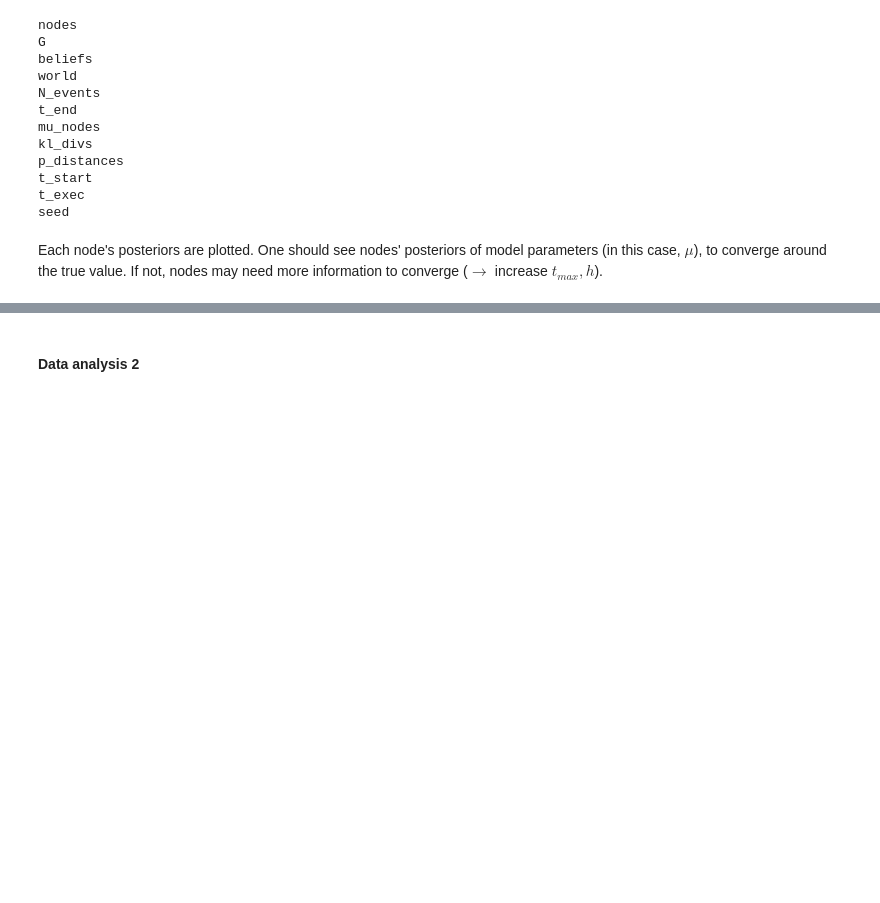
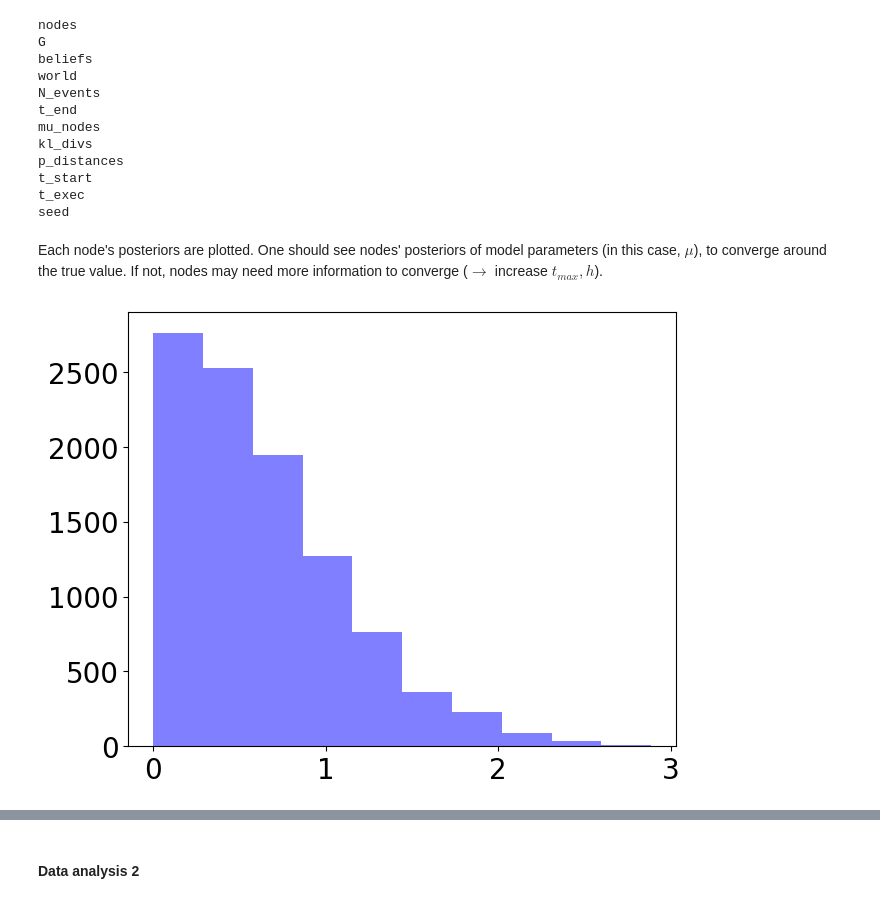
Before and after one commit to Priesemann-Group/neuro_op, a Jupyter notebook: notebooks/Testing_grid.ipynb, the cells around one changed output, grey strips where cells are left out. Drawn from its saved outputs; the diff is of its cells as text; code cells hidden in the pictures; blank space fills up the shorter version.

```diff
--- a/notebooks/Testing_grid.ipynb
+++ b/notebooks/Testing_grid.ipynb
@@ -123,6 +105,20 @@ seed
 # %% [markdown]
 
 Each node's posteriors are plotted. One should see nodes' posteriors of model parameters (in this case, $\mu$), to converge around the true value. If not, nodes may need more information to converge ($\rightarrow$ increase $t_{max}, h$).
+# %%
+mu = np.array(out1["mu_nodes"])
+mu_tmp = mu[10]
+
+def pairwise_hist(stances):
+    distances = abs(stances - stances[:,None])
+    fig, ax = plt.subplots(1,1, constrained_layout=True)
+    ax.hist(distances.flatten(), bins=int(np.ceil(2*len(stances)**(1/3)))  , alpha=0.5, color='b')
+
+    return fig, ax
+
+fig, ax = pairwise_hist(mu_tmp)
+# %% [output]
+[figure, added]
 # %%
 mu_arr = np.array(out1["mu_nodes"])
 x = np.arange(input["t0"], input["t_max"] + input["t_sample"], input["t_sample"])
```
Also changed, not shown: parts of 6 cells of this notebook, 2 other files.
